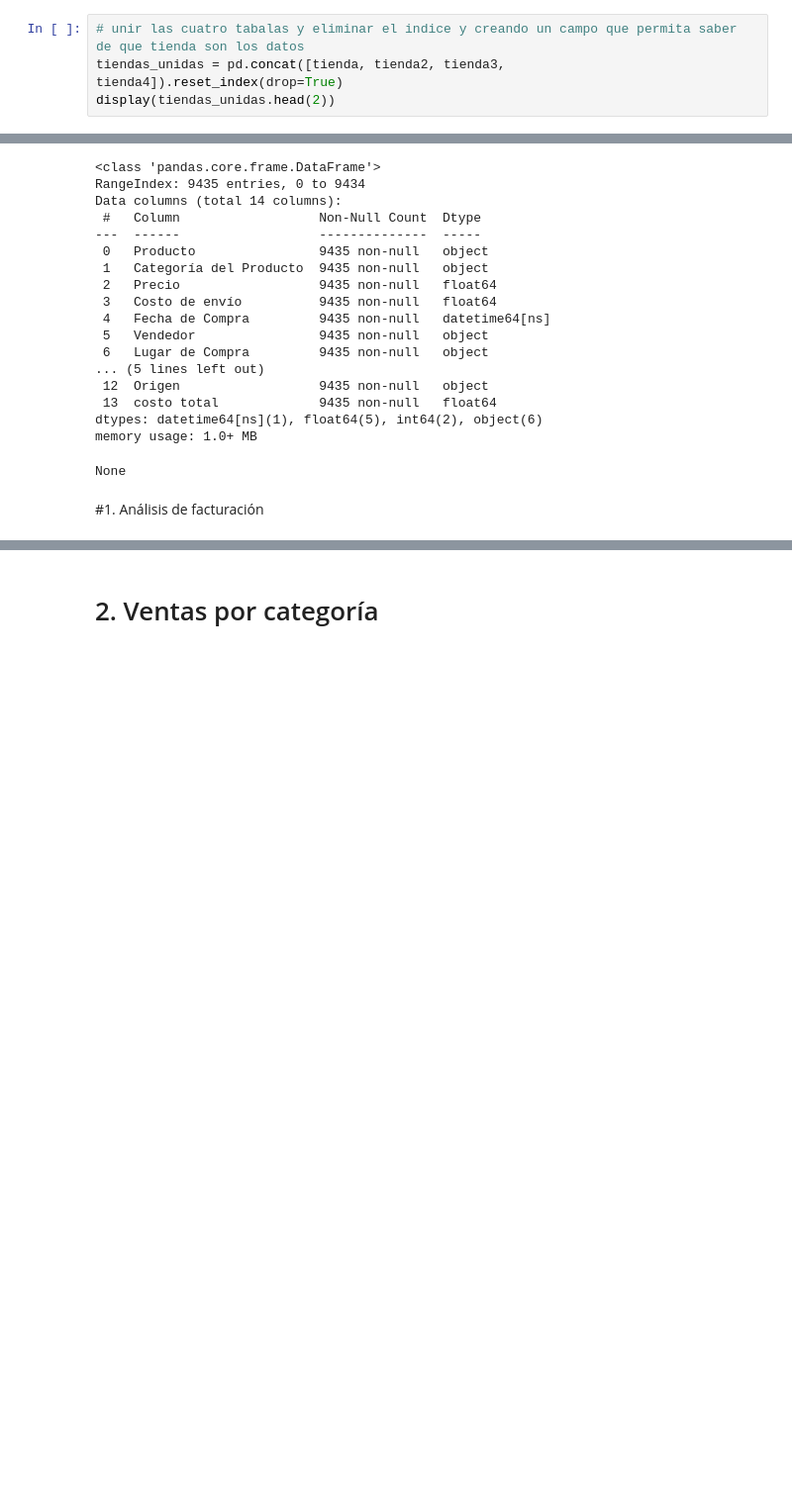
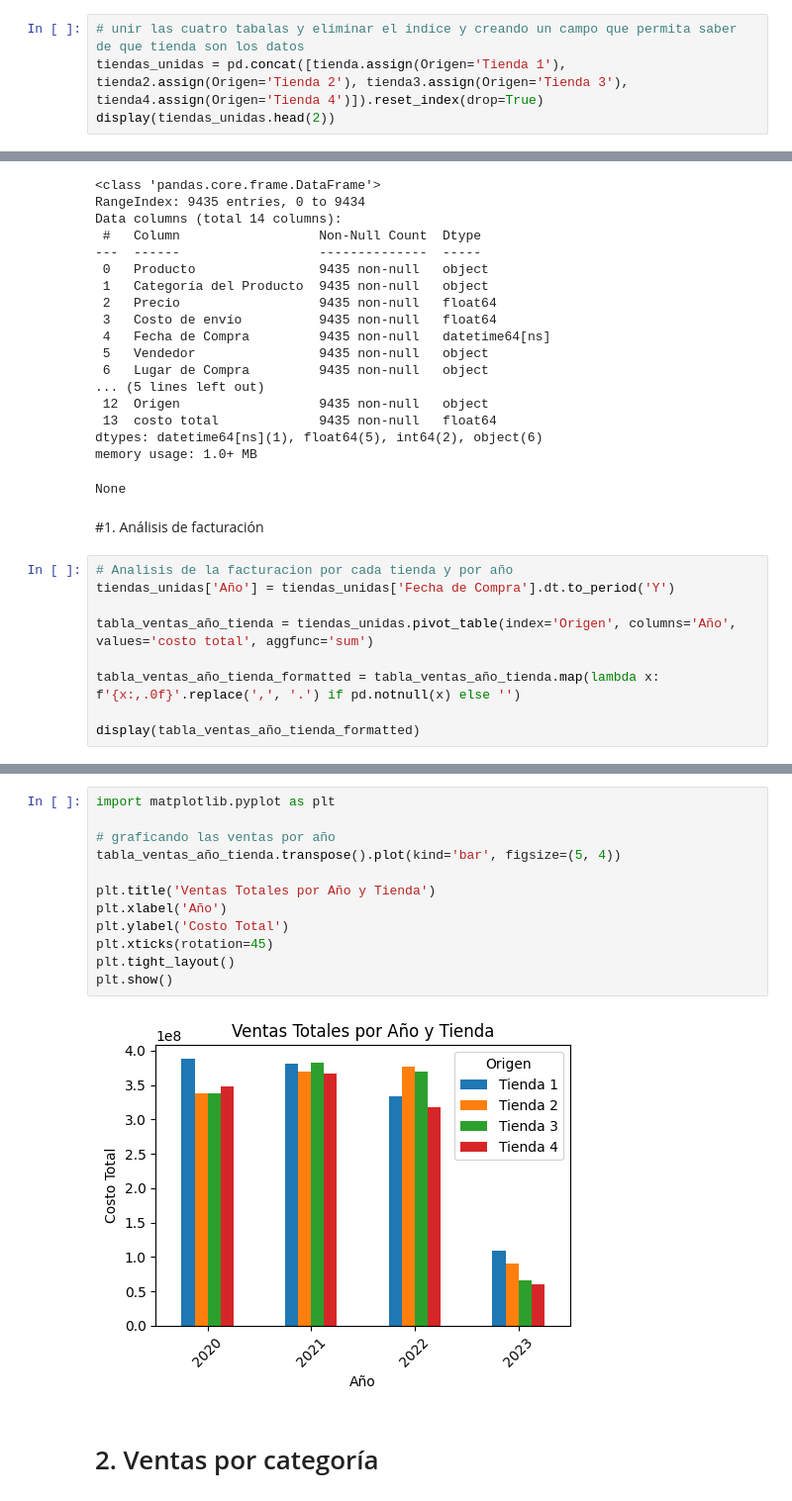
Before and after one commit to ggutierrezf/ALURA-CHALLENGE-01, a Jupyter notebook: AluraStoreLatam.ipynb, the cells around one changed output, grey strips where cells are left out. Shown at 99% size. Saved outputs shown, nothing was run; the diff lists cells and outputs as text; blank space fills up the shorter version.

```diff
--- a/AluraStoreLatam.ipynb
+++ b/AluraStoreLatam.ipynb
@@ -43,7 +43,7 @@ tienda4.head(2)
 | 1 | Cama box | Muebles | 473800.0 | 25400.0 | 03/01/2020 | Izabela de León | Cúcuta | ... |
 # %%
 # unir las cuatro tabalas y eliminar el indice y creando un campo que permita saber de que tienda son los datos
-tiendas_unidas = pd.concat([tienda, tienda2, tienda3, tienda4]).reset_index(drop=True)
+tiendas_unidas = pd.concat([tienda.assign(Origen='Tienda 1'), tienda2.assign(Origen='Tienda 2'), tienda3.assign(Origen='Tienda 3'), tienda4.assign(Origen='Tienda 4')]).reset_index(drop=True)
 display(tiendas_unidas.head(2))
 # %% [output]
 |  | Producto | Categoría del Producto | Precio | Costo de envío | Fecha de Compra | Vendedor | Lugar de Compra | ... |
@@ -103,3 +103,12 @@ memory usage: 1.0+ MB
 None
 # %% [markdown]
 #1. Análisis de facturación
+# %%
+# Analisis de la facturacion por cada tienda y por año
+tiendas_unidas['Año'] = tiendas_unidas['Fecha de Compra'].dt.to_period('Y')
+
+tabla_ventas_año_tienda = tiendas_unidas.pivot_table(index='Origen', columns='Año', values='costo total', aggfunc='sum')
+
+tabla_ventas_año_tienda_formatted = tabla_ventas_año_tienda.map(lambda x: f'{x:,.0f}'.replace(',', '.') if pd.notnull(x) else '')
+
+display(tabla_ventas_año_tienda_formatted)
@@ -106,2 +122,16 @@ None
+# %%
+import matplotlib.pyplot as plt
+
+# graficando las ventas por año
+tabla_ventas_año_tienda.transpose().plot(kind='bar', figsize=(5, 4))
+
+plt.title('Ventas Totales por Año y Tienda')
+plt.xlabel('Año')
+plt.ylabel('Costo Total')
+plt.xticks(rotation=45)
+plt.tight_layout()
+plt.show()
+# %% [output]
+[figure, added]
 # %% [markdown]
 # 2. Ventas por categoría
```
Also changed, not shown: parts of 4 cells of this notebook.
